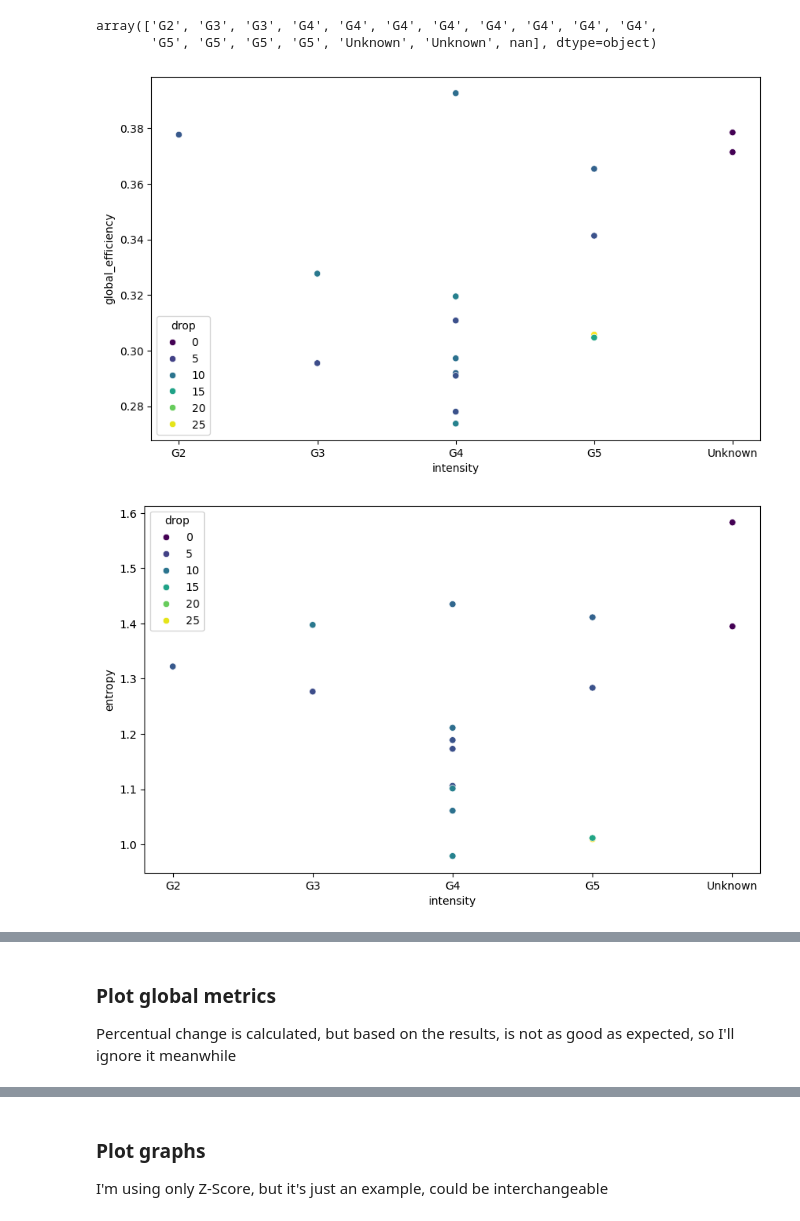
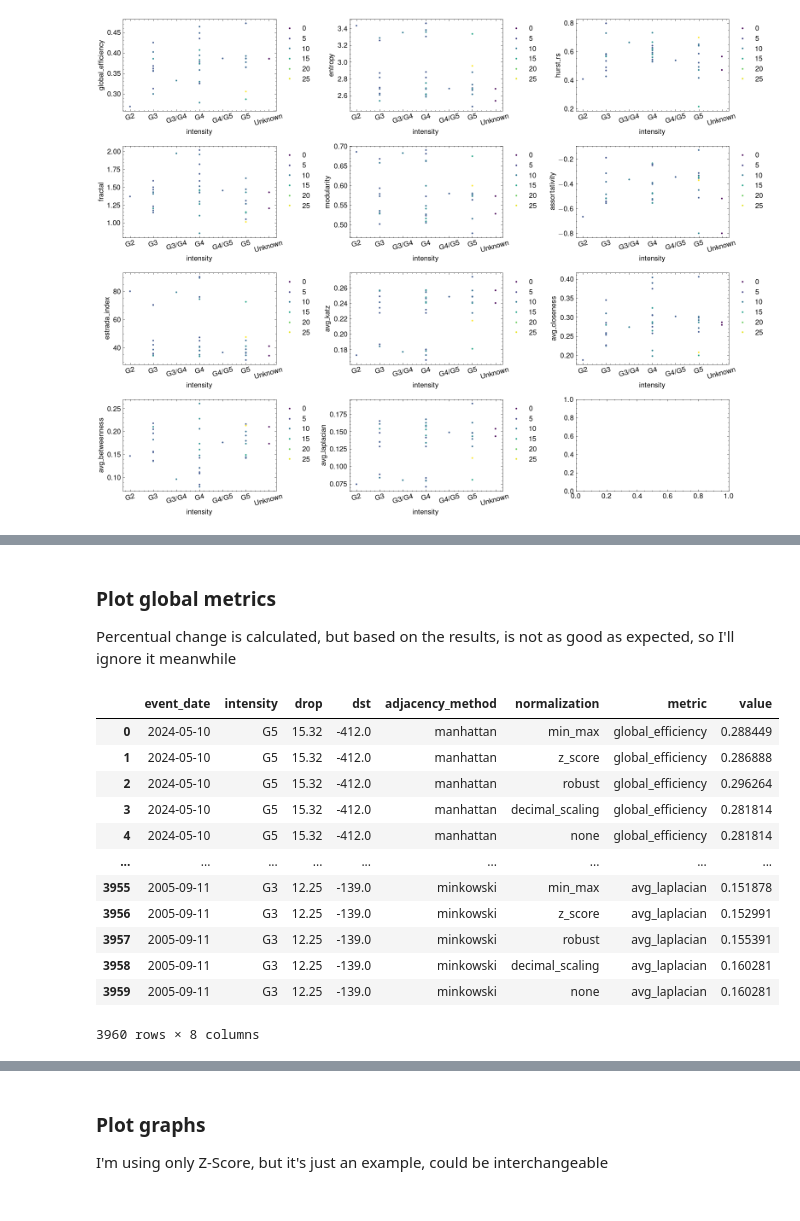
Before and after one commit to dosquisd/NMDB-FD-PredictorWithGraphs, a Jupyter notebook: notebooks/002_calc_some_stats.ipynb, the cells around one changed output, grey strips where cells are left out. Drawn from its saved outputs; the diff is of its cells as text; code cells hidden in the pictures.

```diff
--- a/notebooks/002_calc_some_stats.ipynb
+++ b/notebooks/002_calc_some_stats.ipynb
@@ -50,14 +55,14 @@ for event_name, data in events.items():
     df = data["raw"]
 
     # Drop stations with too many NaNs
-    stations_to_drop = invalid_stations(df, use_threshold=True)
+    stations_to_drop = invalid_stations(df, use_threshold=False)
     df = df.drop(columns=stations_to_drop)
 
     # Impute missing values using KNN Imputer
-    imputer = KNNImputer(n_neighbors=2, weights="uniform")
-    df.loc[:, :] = imputer.fit_transform(df)
+    # imputer = KNNImputer(n_neighbors=2, weights="uniform")
+    # df.loc[:, :] = imputer.fit_transform(df)
 
-    # Resample to 2-minute intervals using median
+    # Resample to 5-minute intervals using median
     events[event_name]["raw"] = df.resample("5min").median()
 
     print(f"Event {event_name}: Dropped stations {stations_to_drop}")
@@ -263,4 +256,18 @@ def calc_graph_metrics(
 # %%
 transform_method = DistanceTransformation.EXPONENTIAL
 dataset_df, dataset = calc_graph_metrics(events, transform_method=transform_method)
+
+METRIC_COLUMNS = [
+    "global_efficiency",  # x1
+    "entropy",  # x2
+    "hurst_rs",  # x3
+    "fractal",  # x4
+    "modularity",  # x5
+    "assortativity",  # x6
+    "estrada_index",  # x7
+    "avg_katz",  # x8
+    "avg_closeness",  # x9
+    "avg_betweenness",  # x10
+    "avg_laplacian",  # x11
+]
 # %%
@@ -313,23 +316,26 @@ Notes:
-# %%
-y
-# %% [output]
-array(['G2', 'G3', 'G3', 'G4', 'G4', 'G4', 'G4', 'G4', 'G4', 'G4', 'G4',
-       'G5', 'G5', 'G5', 'G5', 'Unknown', 'Unknown', nan], dtype=object)
 # %%
-for metric in ["global_efficiency", "entropy", "fractal", "hurst_rs", "modularity", "assortativity"]:
-    plt.figure(figsize=(10, 6))
+fig, axes = plt.subplots(4, 3, figsize=(16, 12))
+axes = axes.flatten()
+
+for metric, ax in zip(METRIC_COLUMNS, axes):
     sns.scatterplot(
         data=dataset_df[
             (dataset_df["normalization"] == "z_score")
             & (dataset_df["adjacency_method"] == "manhattan")
-            & (dataset_df["data_label"] == "normal")
         ].sort_values("intensity"),
         x="intensity",
         y=metric,
         hue="drop",
         # style="normalization",
         palette="viridis",
+        ax=ax,
     )
+    ax.legend(bbox_to_anchor=(1, 1), loc="upper left")
+    ax.set_xticks(ax.get_xticks())
+    ax.set_xticklabels(ax.get_xticklabels(), rotation=15, ha="center")
+
+fig.tight_layout()
+fig.savefig(FIGDIR / "scatterplots" / "metrics.pdf", format="pdf")
+plt.show()
 # %% [output]
-[figure, old version]
+[figure, new version]
-[figure, removed]
@@ -400,16 +428,6 @@ def plot_global_metrics_result(
 transform_method = DistanceTransformation.EXPONENTIAL
 dataset_df, dataset = calc_graph_metrics(events, transform_method=transform_method)
 
-metrics_columns = [
-    # "diameter",
-    # "radius",
-    "global_efficiency",
-    "entropy",
-    "fractal",
-    "hurst_rs",
-    "modularity",
-    "assortativity",
-]
 id_vars = [
     "event_date",
     "intensity",
@@ -417,13 +435,28 @@ id_vars = [
     "dst",
     "adjacency_method",
     "normalization",
-    "data_label",
 ]
 
 dataset_copy_df = pd.DataFrame(dataset).drop(columns=["graph"])
 plot_dataset_df = dataset_copy_df.melt(
     id_vars=id_vars,
-    value_vars=metrics_columns,
+    value_vars=METRIC_COLUMNS,
     var_name="metric",
     value_name="value",
 )
+
+plot_dataset_df
+# %% [output]
+|  | event_date | intensity | drop | dst | adjacency_method | normalization | metric | value |
+| 0 | 2024-05-10 | G5 | 15.32 | -412.0 | manhattan | min_max | global_efficiency | 0.288449 |
+| 1 | 2024-05-10 | G5 | 15.32 | -412.0 | manhattan | z_score | global_efficiency | 0.286888 |
+| 2 | 2024-05-10 | G5 | 15.32 | -412.0 | manhattan | robust | global_efficiency | 0.296264 |
+| 3 | 2024-05-10 | G5 | 15.32 | -412.0 | manhattan | decimal_scaling | global_efficiency | 0.281814 |
+| 4 | 2024-05-10 | G5 | 15.32 | -412.0 | manhattan | none | global_efficiency | 0.281814 |
+| ... | ... | ... | ... | ... | ... | ... | ... | ... |
+| 3955 | 2005-09-11 | G3 | 12.25 | -139.0 | minkowski | min_max | avg_laplacian | 0.151878 |
+| 3956 | 2005-09-11 | G3 | 12.25 | -139.0 | minkowski | z_score | avg_laplacian | 0.152991 |
+| 3957 | 2005-09-11 | G3 | 12.25 | -139.0 | minkowski | robust | avg_laplacian | 0.155391 |
+| 3958 | 2005-09-11 | G3 | 12.25 | -139.0 | minkowski | decimal_scaling | avg_laplacian | 0.160281 |
+| 3959 | 2005-09-11 | G3 | 12.25 | -139.0 | minkowski | none | avg_laplacian | 0.160281 |
+3960 rows × 8 columns
```
Also changed, not shown: parts of 18 cells of this notebook, 11 other files.
